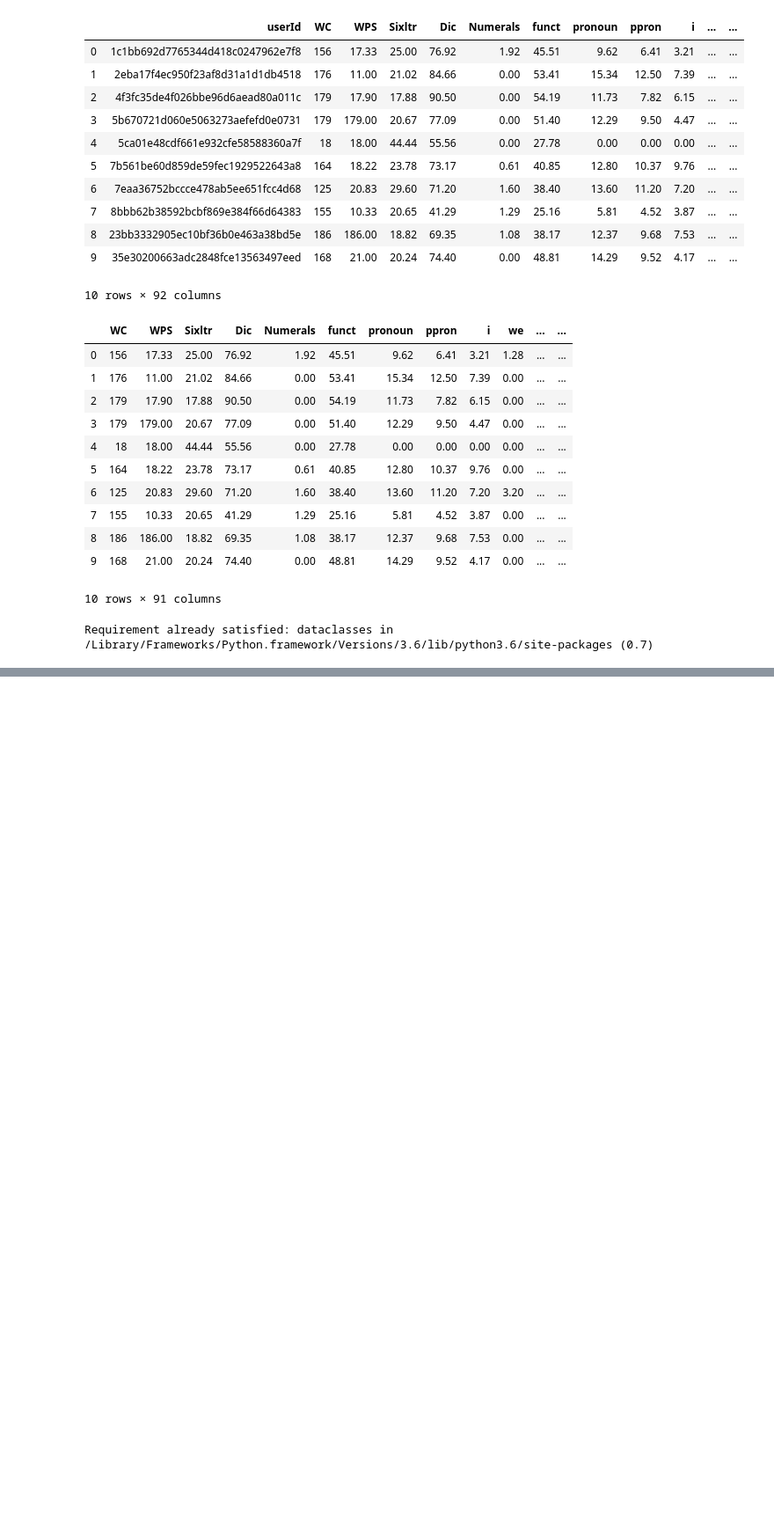
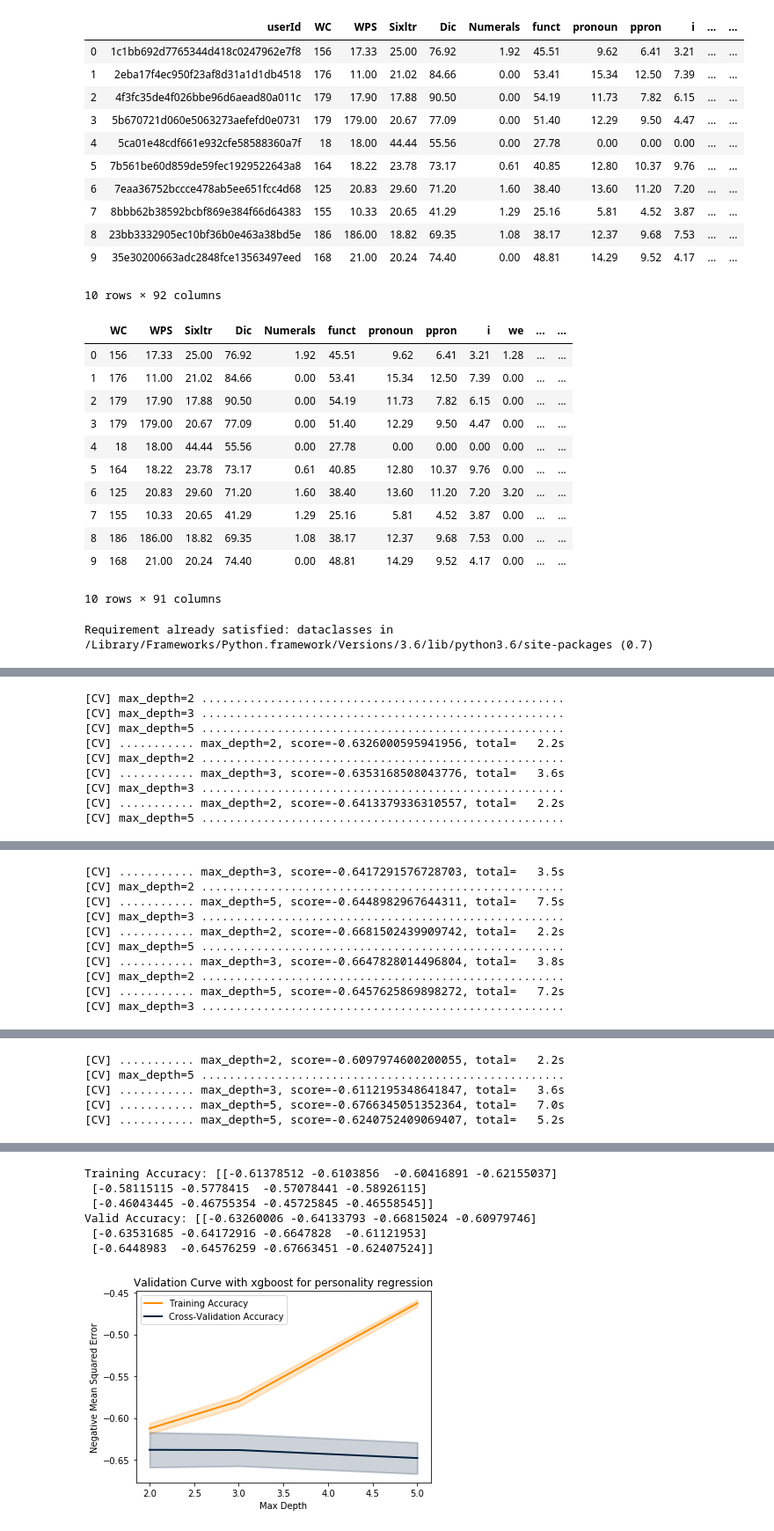
Before and after one commit to k1c/Facebook-User-Predictions, a Jupyter notebook: notebooks/Personality_Regression.ipynb, the cells around one changed output, grey strips where cells are left out. Shown: that part at 88% size. Saved outputs shown, nothing was run; the diff lists cells and outputs as text; code cells hidden in the pictures; blank space fills up the shorter version.

```diff
--- a/notebooks/Personality_Regression.ipynb
+++ b/notebooks/Personality_Regression.ipynb
@@ -237,6 +284,16 @@ ModuleNotFoundError: No module named 'xgboost'
 # %%
-experiment(XGBRegressor(n_estimators=50),
+experiment(GradientBoostingRegressor(n_estimators=50),
            training_data,
            "max_depth",
            [2, 3, 5],
            "Max Depth")
+# %% [output]
+[CV] max_depth=2 .....................................................
+[CV] max_depth=3 .....................................................
+[CV] max_depth=5 .....................................................
+[CV] ........... max_depth=2, score=-0.6326000595941956, total=   2.2s
+[CV] max_depth=2 .....................................................
+[CV] ........... max_depth=3, score=-0.6353168508043776, total=   3.6s
+[CV] max_depth=3 .....................................................
+[CV] ........... max_depth=2, score=-0.6413379336310557, total=   2.2s
+[CV] max_depth=5 .....................................................
@@ -242,0 +301,10 @@ experiment(XGBRegressor(n_estimators=50),
+[CV] ........... max_depth=3, score=-0.6417291576728703, total=   3.5s
+[CV] max_depth=2 .....................................................
+[CV] ........... max_depth=5, score=-0.6448982967644311, total=   7.5s
+[CV] max_depth=3 .....................................................
+[CV] ........... max_depth=2, score=-0.6681502439909742, total=   2.2s
+[CV] max_depth=5 .....................................................
+[CV] ........... max_depth=3, score=-0.6647828014496804, total=   3.8s
+[CV] max_depth=2 .....................................................
+[CV] ........... max_depth=5, score=-0.6457625869898272, total=   7.2s
+[CV] max_depth=3 .....................................................
@@ -242,0 +312,5 @@ experiment(XGBRegressor(n_estimators=50),
+[CV] ........... max_depth=2, score=-0.6097974600200055, total=   2.2s
+[CV] max_depth=5 .....................................................
+[CV] ........... max_depth=3, score=-0.6112195348641847, total=   3.6s
+[CV] ........... max_depth=5, score=-0.6766345051352364, total=   7.0s
+[CV] ........... max_depth=5, score=-0.6240752409069407, total=   5.2s
@@ -243 +318,8 @@ experiment(XGBRegressor(n_estimators=50),
+Training Accuracy: [[-0.61378512 -0.6103856  -0.60416891 -0.62155037]
+ [-0.58115115 -0.5778415  -0.57078441 -0.58926115]
+ [-0.46043445 -0.46755354 -0.45725845 -0.46558545]]
+Valid Accuracy: [[-0.63260006 -0.64133793 -0.66815024 -0.60979746]
+ [-0.63531685 -0.64172916 -0.6647828  -0.61121953]
+ [-0.6448983  -0.64576259 -0.67663451 -0.62407524]]
+[figure, added]
 # %%
```
Also changed, not shown: parts of 4 cells of this notebook, 1 other file.
